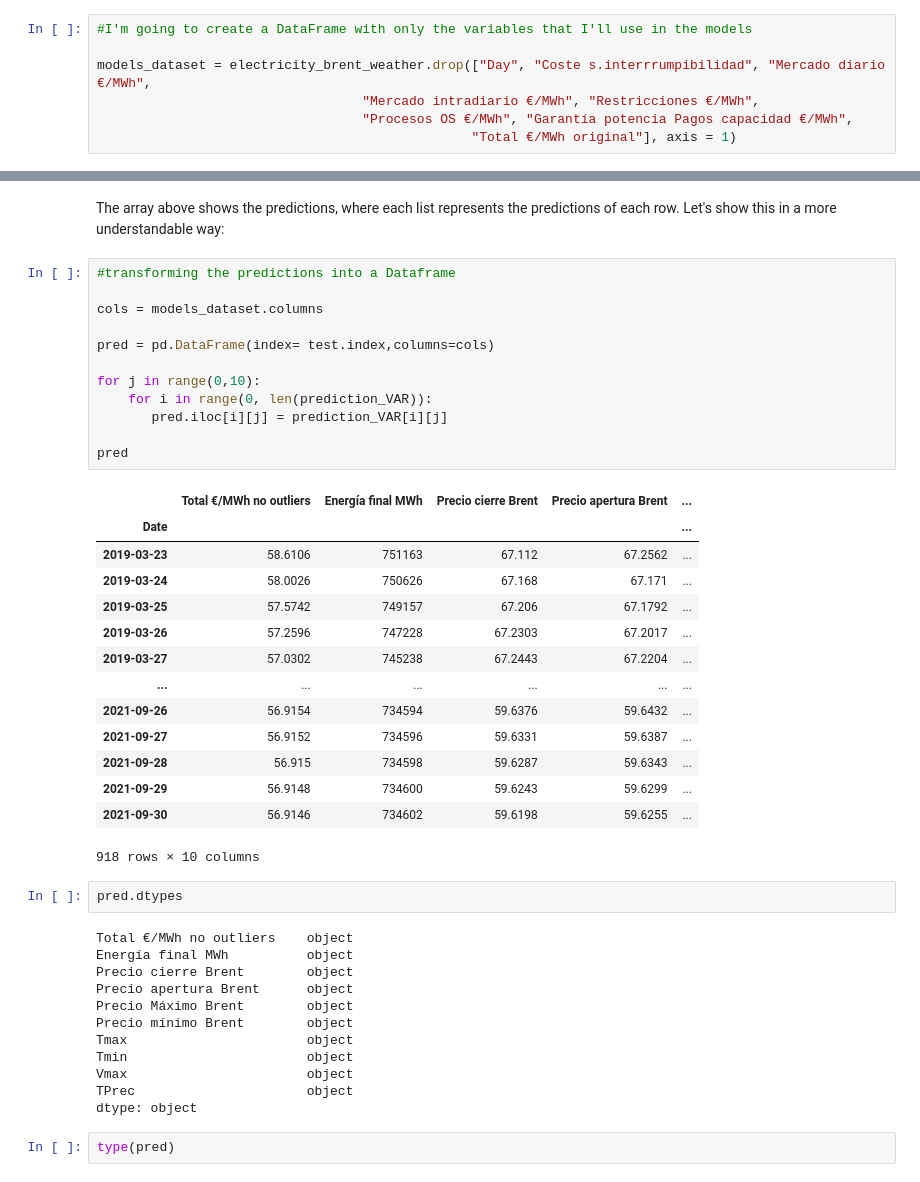
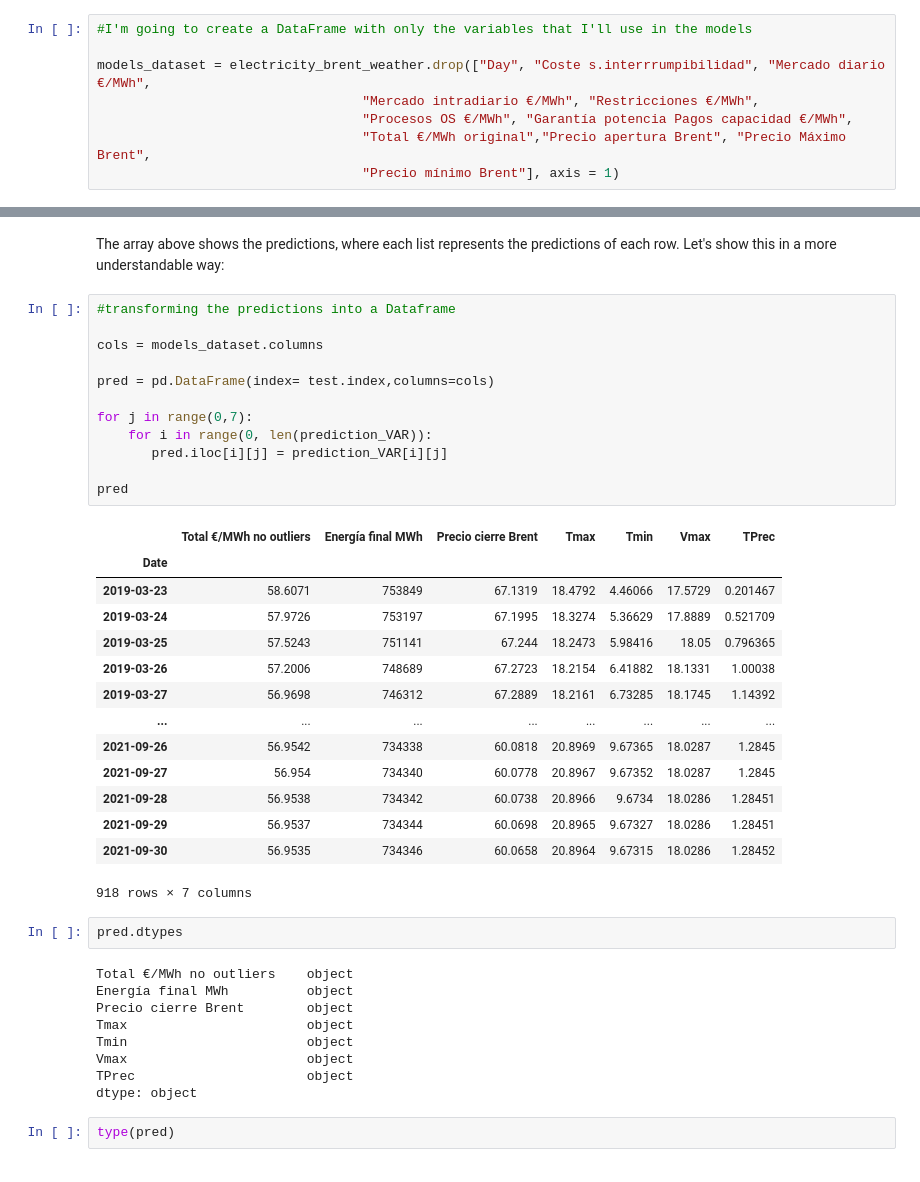
Before and after one commit to PaulaCervilla/Electricity-prices-predictions-in-Spain---Data-Science-TFM, a Jupyter notebook: TFM Precio electricidad - Modelling - 2013-2021 handling outliers.ipynb, the cells around one changed output, grey strips where cells are left out. Saved outputs shown, nothing was run; the diff lists cells and outputs as text.

Commit message:
models 2013-2021 data handling outliers updated

```diff
--- a/TFM Precio electricidad - Modelling - 2013-2021 handling outliers.ipynb
+++ b/TFM Precio electricidad - Modelling - 2013-2021 handling outliers.ipynb
@@ -159,7 +159,8 @@ q: The size of the moving average window, also called the order of moving averag
 models_dataset = electricity_brent_weather.drop(["Day", "Coste s.interrrumpibilidad", "Mercado diario €/MWh",
                                   "Mercado intradiario €/MWh", "Restricciones €/MWh",
                                   "Procesos OS €/MWh", "Garantía potencia Pagos capacidad €/MWh",
-                                                "Total €/MWh original"], axis = 1)
+                                  "Total €/MWh original","Precio apertura Brent", "Precio Máximo Brent",
+                                  "Precio mínimo Brent"], axis = 1)
 # %%
 models_dataset
 # %% [output]
@@ -877,39 +875,36 @@ Let's show this in a more understandable way:
 # %%
 #transforming the predictions into a Dataframe
 
 cols = models_dataset.columns
 
 pred = pd.DataFrame(index= test.index,columns=cols)
 
-for j in range(0,10):
+for j in range(0,7):
     for i in range(0, len(prediction_VAR)):
        pred.iloc[i][j] = prediction_VAR[i][j]
 
 pred
 # %% [output]
-|  | Total €/MWh no outliers | Energía final MWh | Precio cierre Brent | Precio apertura Brent | ... |
-| Date |  |  |  |  | ... |
-| 2019-03-23 | 58.6106 | 751163 | 67.112 | 67.2562 | ... |
-| 2019-03-24 | 58.0026 | 750626 | 67.168 | 67.171 | ... |
-| 2019-03-25 | 57.5742 | 749157 | 67.206 | 67.1792 | ... |
-| 2019-03-26 | 57.2596 | 747228 | 67.2303 | 67.2017 | ... |
-| 2019-03-27 | 57.0302 | 745238 | 67.2443 | 67.2204 | ... |
-| ... | ... | ... | ... | ... | ... |
-| 2021-09-26 | 56.9154 | 734594 | 59.6376 | 59.6432 | ... |
-| 2021-09-27 | 56.9152 | 734596 | 59.6331 | 59.6387 | ... |
-| 2021-09-28 | 56.915 | 734598 | 59.6287 | 59.6343 | ... |
-| 2021-09-29 | 56.9148 | 734600 | 59.6243 | 59.6299 | ... |
-| 2021-09-30 | 56.9146 | 734602 | 59.6198 | 59.6255 | ... |
+|  | Total €/MWh no outliers | Energía final MWh | Precio cierre Brent | Tmax | Tmin | Vmax | TPrec |
+| Date |  |  |  |  |  |  |  |
+| 2019-03-23 | 58.6071 | 753849 | 67.1319 | 18.4792 | 4.46066 | 17.5729 | 0.201467 |
+| 2019-03-24 | 57.9726 | 753197 | 67.1995 | 18.3274 | 5.36629 | 17.8889 | 0.521709 |
+| 2019-03-25 | 57.5243 | 751141 | 67.244 | 18.2473 | 5.98416 | 18.05 | 0.796365 |
+| 2019-03-26 | 57.2006 | 748689 | 67.2723 | 18.2154 | 6.41882 | 18.1331 | 1.00038 |
+| 2019-03-27 | 56.9698 | 746312 | 67.2889 | 18.2161 | 6.73285 | 18.1745 | 1.14392 |
+| ... | ... | ... | ... | ... | ... | ... | ... |
+| 2021-09-26 | 56.9542 | 734338 | 60.0818 | 20.8969 | 9.67365 | 18.0287 | 1.2845 |
+| 2021-09-27 | 56.954 | 734340 | 60.0778 | 20.8967 | 9.67352 | 18.0287 | 1.2845 |
+| 2021-09-28 | 56.9538 | 734342 | 60.0738 | 20.8966 | 9.6734 | 18.0286 | 1.28451 |
+| 2021-09-29 | 56.9537 | 734344 | 60.0698 | 20.8965 | 9.67327 | 18.0286 | 1.28451 |
+| 2021-09-30 | 56.9535 | 734346 | 60.0658 | 20.8964 | 9.67315 | 18.0286 | 1.28452 |
-918 rows × 10 columns
+918 rows × 7 columns
 # %%
 pred.dtypes
 # %% [output]
 Total €/MWh no outliers    object
 Energía final MWh          object
 Precio cierre Brent        object
-Precio apertura Brent      object
-Precio Máximo Brent        object
-Precio mínimo Brent        object
 Tmax                       object
 Tmin                       object
 Vmax                       object
```
Also changed, not shown: parts of 18 cells of this notebook.
